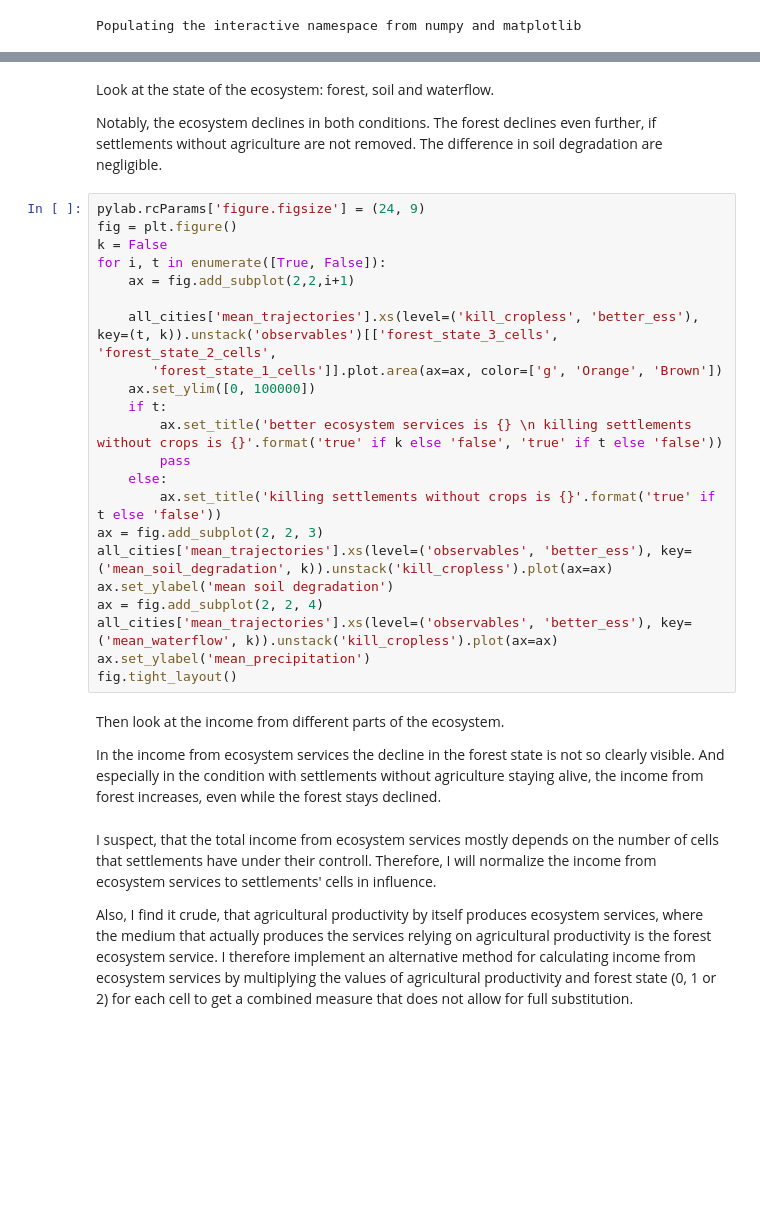
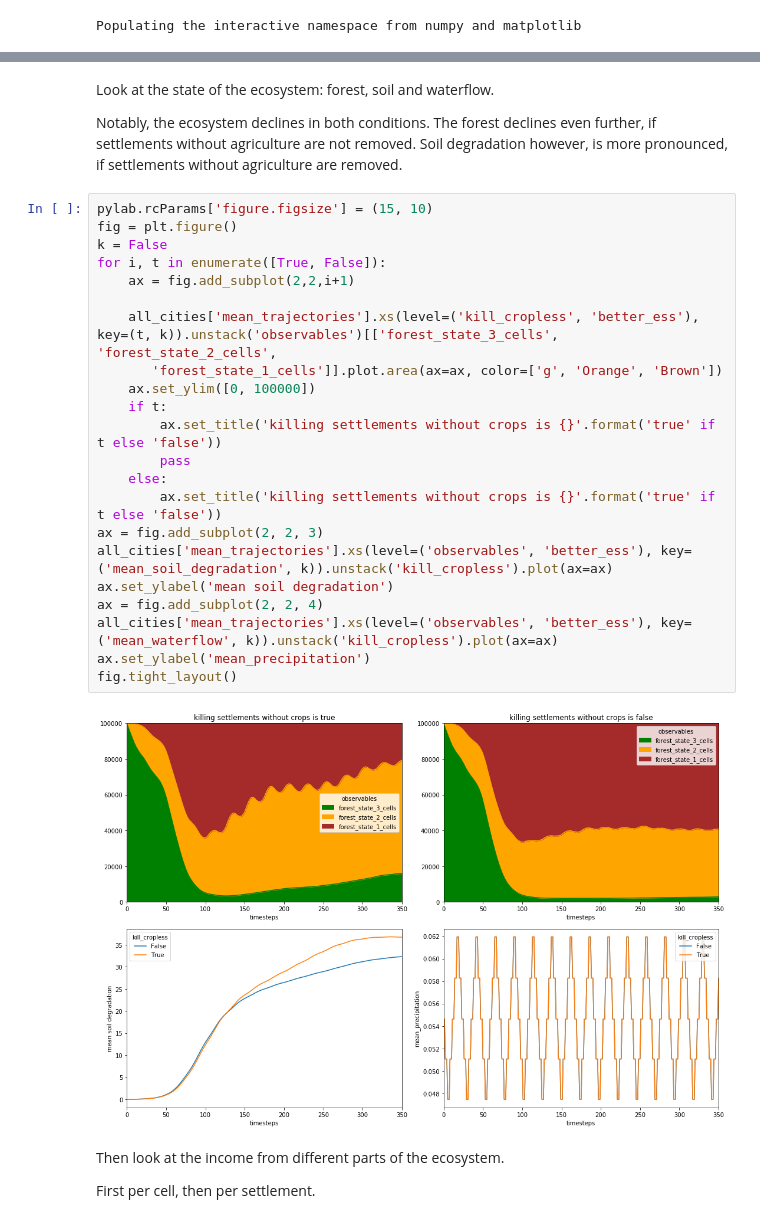
Before and after one commit to jakobkolb/Mayasim, a Jupyter notebook: Evaluation_Notebooks/X4_indepth_study_of_ecosystem_services.ipynb, the cells around one changed output, grey strips where cells are left out. Saved outputs shown, nothing was run; the diff lists cells and outputs as text; blank space fills up the shorter version.

```diff
--- a/Evaluation_Notebooks/X4_indepth_study_of_ecosystem_services.ipynb
+++ b/Evaluation_Notebooks/X4_indepth_study_of_ecosystem_services.ipynb
@@ -32,35 +23,33 @@ all_cities.head()
 # %% [markdown]
 Look at the state of the ecosystem: forest, soil and waterflow.
 
-Notably, the ecosystem declines in both conditions. The forest declines even further, if settlements without agriculture are not removed. The difference in soil degradation are negligible.
+Notably, the ecosystem declines in both conditions. The forest declines even further, if settlements without agriculture are not removed. Soil degradation however, is more pronounced, if settlements without agriculture are removed.
 # %%
-pylab.rcParams['figure.figsize'] = (24, 9)
+pylab.rcParams['figure.figsize'] = (15, 10)
 fig = plt.figure()
 k = False
 for i, t in enumerate([True, False]):
     ax = fig.add_subplot(2,2,i+1)
 
     all_cities['mean_trajectories'].xs(level=('kill_cropless', 'better_ess'), key=(t, k)).unstack('observables')[['forest_state_3_cells', 'forest_state_2_cells',
        'forest_state_1_cells']].plot.area(ax=ax, color=['g', 'Orange', 'Brown'])
     ax.set_ylim([0, 100000])
     if t:
-        ax.set_title('better ecosystem services is {} \n killing settlements without crops is {}'.format('true' if k else 'false', 'true' if t else 'false'))
+        ax.set_title('killing settlements without crops is {}'.format('true' if t else 'false'))
         pass
     else:
         ax.set_title('killing settlements without crops is {}'.format('true' if t else 'false'))
 ax = fig.add_subplot(2, 2, 3)
 all_cities['mean_trajectories'].xs(level=('observables', 'better_ess'), key=('mean_soil_degradation', k)).unstack('kill_cropless').plot(ax=ax)
 ax.set_ylabel('mean soil degradation')
 ax = fig.add_subplot(2, 2, 4)
 all_cities['mean_trajectories'].xs(level=('observables', 'better_ess'), key=('mean_waterflow', k)).unstack('kill_cropless').plot(ax=ax)
 ax.set_ylabel('mean_precipitation')
 fig.tight_layout()
+# %% [output]
+[figure, added]
-# %% [markdown]
-Then look at the income from different parts of the ecosystem.
-
-In the income from ecosystem services the decline in the forest state is not so clearly visible. And especially in the condition with settlements without agriculture staying alive, the income from forest increases, even while the forest stays declined.
-# %% [markdown]
-I suspect, that the total income from ecosystem services mostly depends on the number of cells that settlements have under their controll. Therefore, I will normalize the income from ecosystem services to settlements' cells in influence.
-
-Also, I find it crude, that agricultural productivity by itself produces ecosystem services, where the medium that actually produces the services relying on agricultural productivity is the forest ecosystem service. I therefore implement an alternative method for calculating income from ecosystem services by multiplying the values of agricultural productivity and forest state (0, 1 or 2) for each cell to get a combined measure that does not allow for full substitution.
+# %% [markdown]
+Then look at the income from different parts of the ecosystem.
+
+First per cell, then per settlement.
 # %%
```
Also changed, not shown: parts of 7 cells of this notebook, 1 other file.
